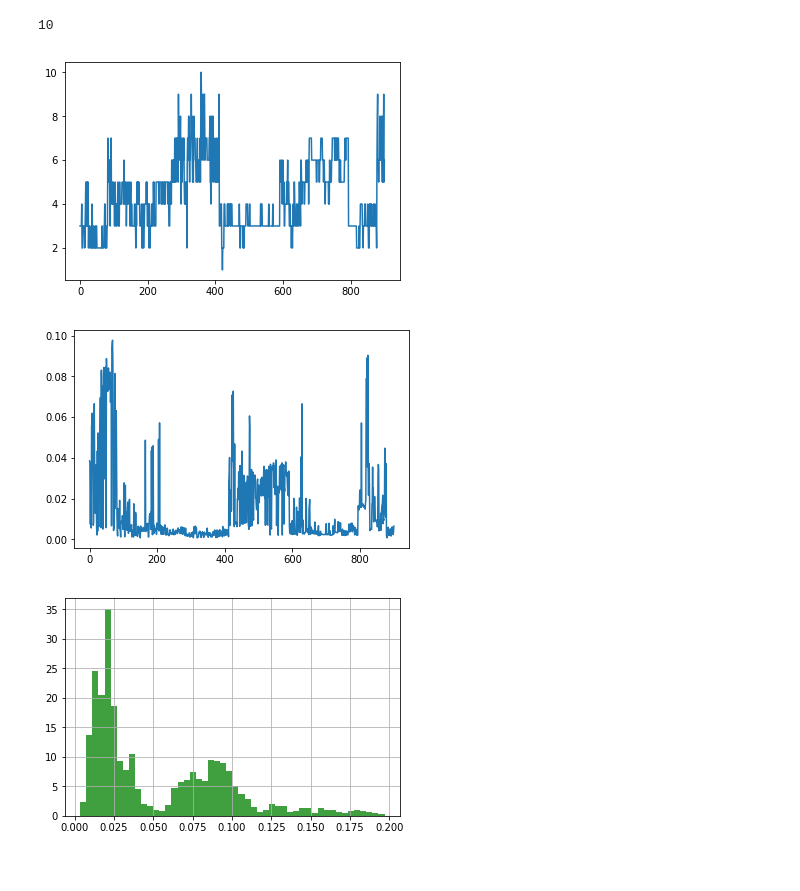
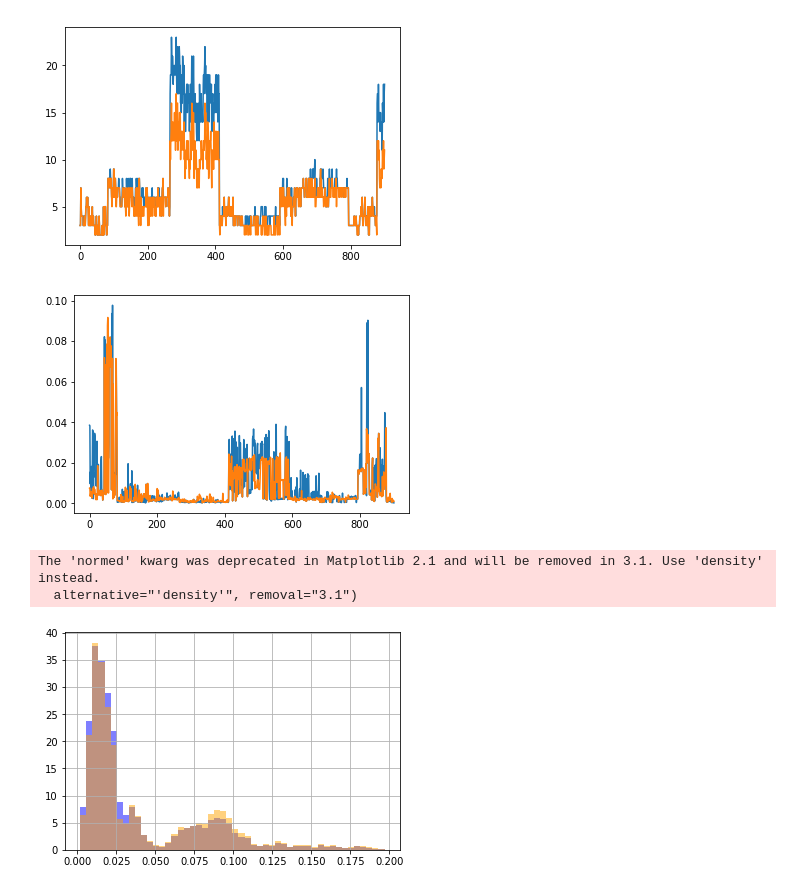
Before and after one commit to vincent-vdb/frameClassification, a Jupyter notebook: readCSVOutput.ipynb, the cells around one changed output. Cells and saved outputs as stored; diff of their text form; code cells hidden in the pictures.

Commit message:
added non max suppression on IoU to post processing

```diff
--- a/readCSVOutput.ipynb
+++ b/readCSVOutput.ipynb
@@ -80,22 +78,18 @@ with open('/home/vince/Documents/Freelance/Sweesp/source/frameClassification/myR
         # Normalize the mean size
         mean_size = mean_size / num_detect
         mean_box_size_per_frame.append(mean_size)
-        boxes_output.append([detect_score, classes, ymin, xmin, ymax, xmax])
+        boxes_output.append([detect_score, classes, xmin, ymin, xmax, ymax])
 
 #print(boxes_output)
-# %%
-len(boxes_output[10][0])
-# %% [output]
-10
 # %%
 # Method that takes the csv file as input and return the informations about the bounding boxes per frame
-def get_boxes_information(csvfilename) :
+def get_raw_boxes_information(csv_filename) :
     # Define the output
     boxes_output = []
     box_per_frame = []
 
     # Open the file
-    with open() as csvfile:
+    with open(csv_filename) as csvfile:
         reader = csv.DictReader(csvfile)
         # Loop over the rows in the file
         for row in reader :
@@ -129,11 +123,8 @@ def get_boxes_information(csvfilename) :
                 ymax.append(float(val.split()[2]))
                 xmax.append(float(val.split()[3]))
 
-
-            # Normalize the mean size
-            mean_size = mean_size / num_detect
-            mean_box_size_per_frame.append(mean_size)
-            boxes_output.append([detect_score, classes, ymin, xmin, ymax, xmax])
+            # append the data
+            boxes_output.append([detect_score, classes, xmin, ymin, xmax, ymax])
 
 
     return boxes_output, box_per_frame
@@ -187,19 +282,34 @@ def get_human_boxes_size_hist(boxes_info, threshold = 0.5):
+# %%
+csv_filename = '/home/vince/Documents/Freelance/Sweesp/source/frameClassification/myRawCSVFile_arat30-60.csv'
+# get the raw boxes
+raw_boxes_output, box_per_frame = get_raw_boxes_information(csv_filename)
+
+# perform non max suppression
+boxes_output = non_max_suppression(raw_boxes_output, iou_threshold = 0.8)
 # %%
-humans_per_frame = get_human_boxes_per_frame(boxes_output, threshold = 0.8)
-plt.plot(np.arange(len(humans_per_frame)), humans_per_frame)
+# Display the number of detected human per frame (with and without non max suppression)
+threshold = 0.5
+raw_humans_per_frame = get_human_boxes_per_frame(raw_boxes_output, threshold = threshold)
+humans_per_frame = get_human_boxes_per_frame(boxes_output, threshold = threshold)
+
+plt.plot(np.arange(len(humans_per_frame)), raw_humans_per_frame, humans_per_frame)
 plt.show()
 # %% [output]
-[figure, old version]
+[figure, new version]
 # %%
-mean_human_size = get_mean_human_boxes_size_per_frame(boxes_output, threshold = 0.8)
-plt.plot(np.arange(len(mean_human_size)), mean_human_size)
+# Display the mean human box size per frame (with and without non max suppression)
+raw_mean_human_size = get_mean_human_boxes_size_per_frame(raw_boxes_output, threshold = threshold)
+mean_human_size = get_mean_human_boxes_size_per_frame(boxes_output, threshold = threshold)
+plt.plot(np.arange(len(mean_human_size)), raw_mean_human_size, mean_human_size)
 plt.show()
 # %% [output]
-[figure, old version]
+[figure, new version]
 # %%
-human_box_hist = get_human_boxes_size_hist(boxes_output, threshold = 0.8)
+raw_human_box_hist = get_human_boxes_size_hist(raw_boxes_output, threshold = threshold)
+human_box_hist = get_human_boxes_size_hist(boxes_output, threshold = threshold)
 # the histogram of the data
-n, bins, patches = plt.hist(human_box_hist, 50, normed=1, facecolor='green', alpha=0.75)
+plt.hist(raw_human_box_hist, 50, normed=1, facecolor='blue', alpha=0.5)
+plt.hist(human_box_hist, 50, normed=1, facecolor='orange', alpha=0.5)
 
 # add a 'best fit' line
 #plt.xlabel('Smarts')
@@ -210,4 +320,6 @@ plt.grid(True)
 
 plt.show()
 # %% [output]
+The 'normed' kwarg was deprecated in Matplotlib 2.1 and will be removed in 3.1. Use 'density' instead.
+  alternative="'density'", removal="3.1")
-[figure, old version]
+[figure, new version]
```
Also changed, not shown: parts of 6 cells of this notebook.
